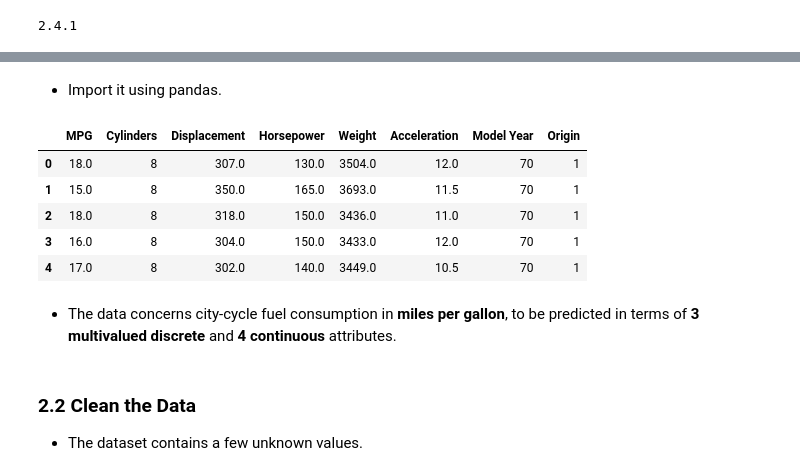
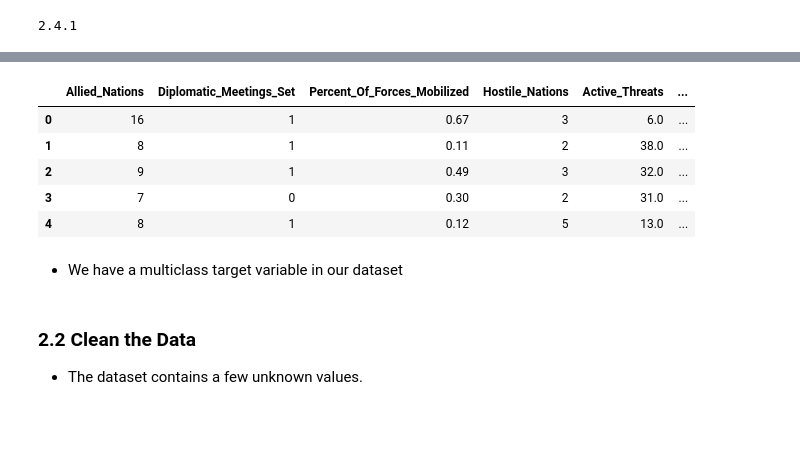
Before and after one commit to Archandra12/Deeplearning-Project, a Jupyter notebook: DEFCON.ipynb, the cells around one changed output, grey strips where cells are left out. Saved outputs shown, nothing was run; the diff lists cells and outputs as text; code cells hidden in the pictures; blank space fills up the shorter version.

```diff
--- a/DEFCON.ipynb
+++ b/DEFCON.ipynb
@@ -112,2 +165,0 @@ Downloading data from http://archive.ics.uci.edu/ml/machine-learning-databases/a
-# %% [markdown]
-- Import it using pandas.
@@ -116,15 +166,17 @@ column_names = ['MPG','Cylinders','Displacement','Horsepower','Weight', 'Acceler
+# %%
+dataset_path = 'https://raw.githubusercontent.com/Archandra12/Deeplearning-Project/data/defcon_level.csv'
 # %%
-dataset = pd.read_csv(dataset_path, names=column_names, na_values="?", comment='\t', sep=" ", skipinitialspace=True)
+dataset = pd.read_csv(dataset_path)
 dataset.head()
 # %% [output]
-|  | MPG | Cylinders | Displacement | Horsepower | Weight | Acceleration | Model Year | Origin |
-| 0 | 18.0 | 8 | 307.0 | 130.0 | 3504.0 | 12.0 | 70 | 1 |
-| 1 | 15.0 | 8 | 350.0 | 165.0 | 3693.0 | 11.5 | 70 | 1 |
-| 2 | 18.0 | 8 | 318.0 | 150.0 | 3436.0 | 11.0 | 70 | 1 |
-| 3 | 16.0 | 8 | 304.0 | 150.0 | 3433.0 | 12.0 | 70 | 1 |
-| 4 | 17.0 | 8 | 302.0 | 140.0 | 3449.0 | 10.5 | 70 | 1 |
+|  | Allied_Nations | Diplomatic_Meetings_Set | Percent_Of_Forces_Mobilized | Hostile_Nations | Active_Threats | ... |
+| 0 | 16 | 1 | 0.67 | 3 | 6.0 | ... |
+| 1 | 8 | 1 | 0.11 | 2 | 38.0 | ... |
+| 2 | 9 | 1 | 0.49 | 3 | 32.0 | ... |
+| 3 | 7 | 0 | 0.30 | 2 | 31.0 | ... |
+| 4 | 8 | 1 | 0.12 | 5 | 13.0 | ... |
-# %% [markdown]
-- The data concerns city-cycle fuel consumption in **miles per gallon**, to be predicted in terms of **3 multivalued discrete** and **4 continuous** attributes.
+# %% [markdown]
+- We have a multiclass target variable in our dataset
 # %% [markdown]
 <a id=section202></a>
 ### 2.2 Clean the Data
```
Also changed, not shown: parts of 16 cells of this notebook.
